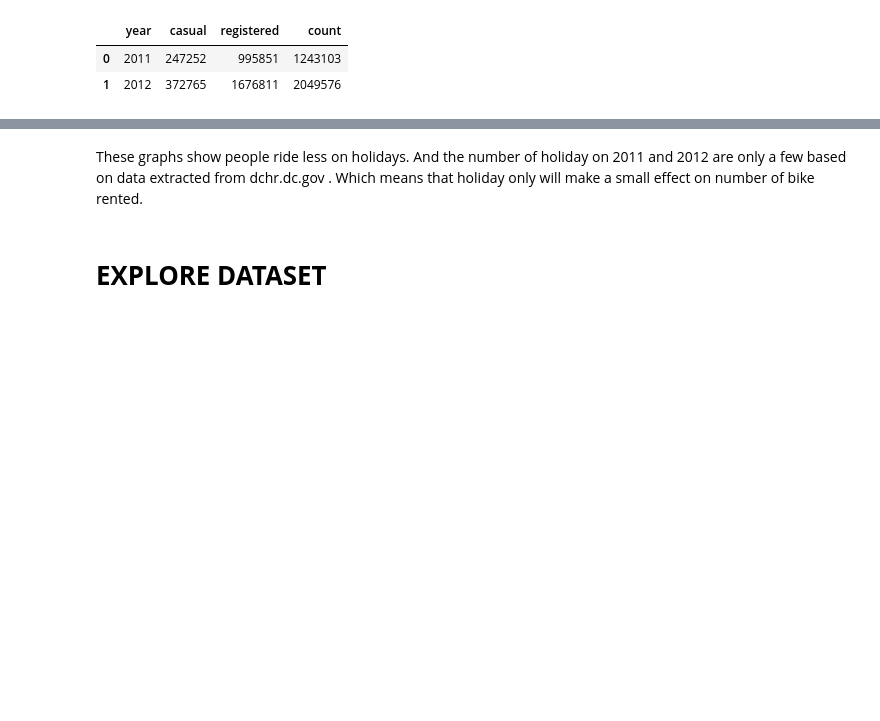
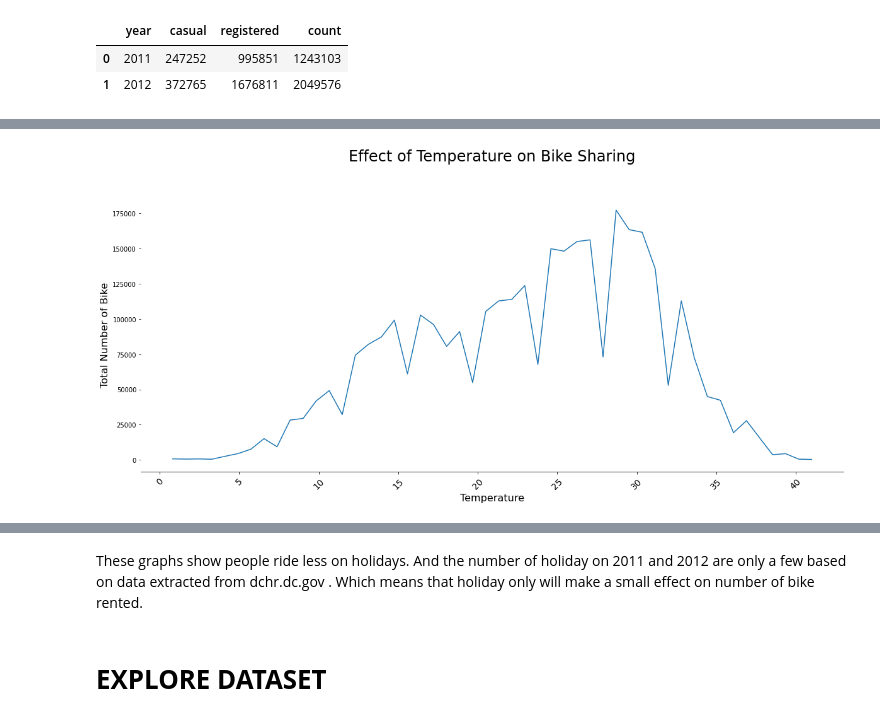
Before and after one commit to taufanadhi93/Bike_Sharing_Prediction, a Jupyter notebook: 03.EDA.ipynb, the cells around one changed output, grey strips where cells are left out. Drawn from its saved outputs; the diff is of its cells as text; code cells hidden in the pictures; blank space fills up the shorter version.

```diff
--- a/03.EDA.ipynb
+++ b/03.EDA.ipynb
@@ -944,0 +311,5 @@ plt.show()
+# %%
+#temp effect on total number of bike rented
+
+temp_effect = pd.DataFrame(bike.groupby(['temp']).sum()[['casual','registered','count']]).reset_index()
+temp_effect
@@ -944,0 +334,13 @@ plt.show()
+# %%
+fig, ax = plt.subplots(figsize=(20,8))
+
+sns.lineplot(data=temp_effect, x='temp', y='count')
+sns.despine(top=True, right=True, left=True, bottom=False)
+plt.xlabel('Temperature', size = 16)
+plt.ylabel('Total Number of Bike', size = 16)
+plt.xticks(rotation=45, size=14)
+plt.title('Effect of Temperature on Bike Sharing', size=24, y=1.12)
+
+plt.show()
+# %% [output]
+[figure, added]
```
Also changed, not shown: parts of 111 cells of this notebook.
